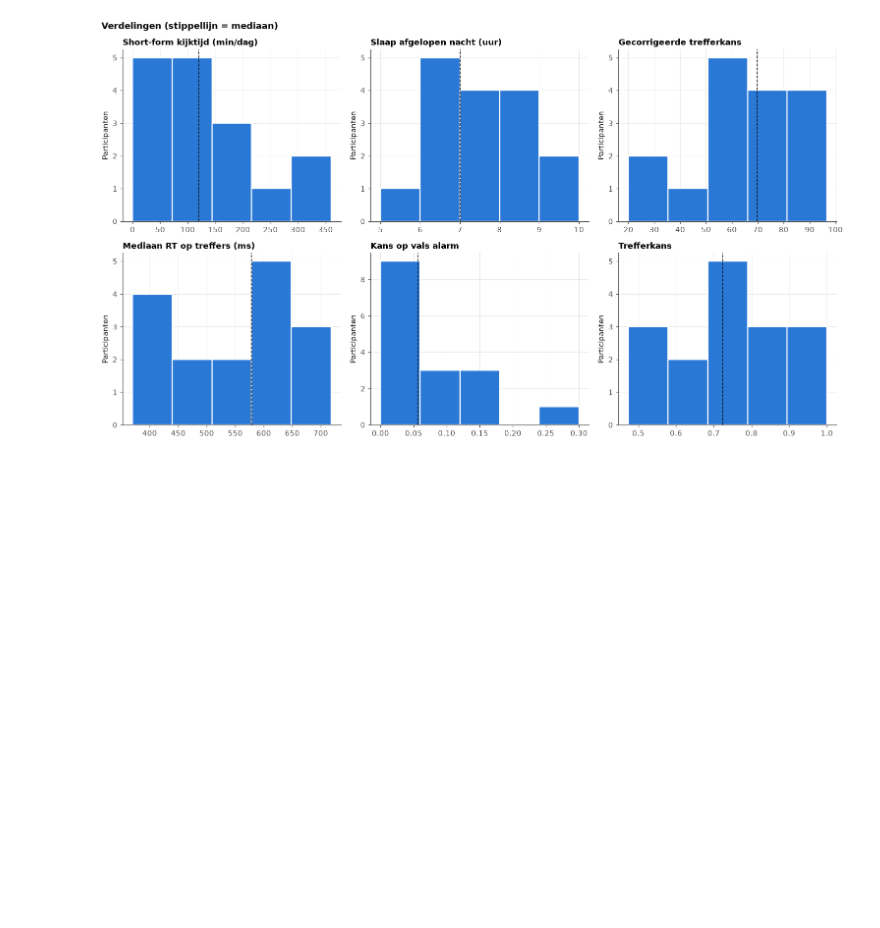
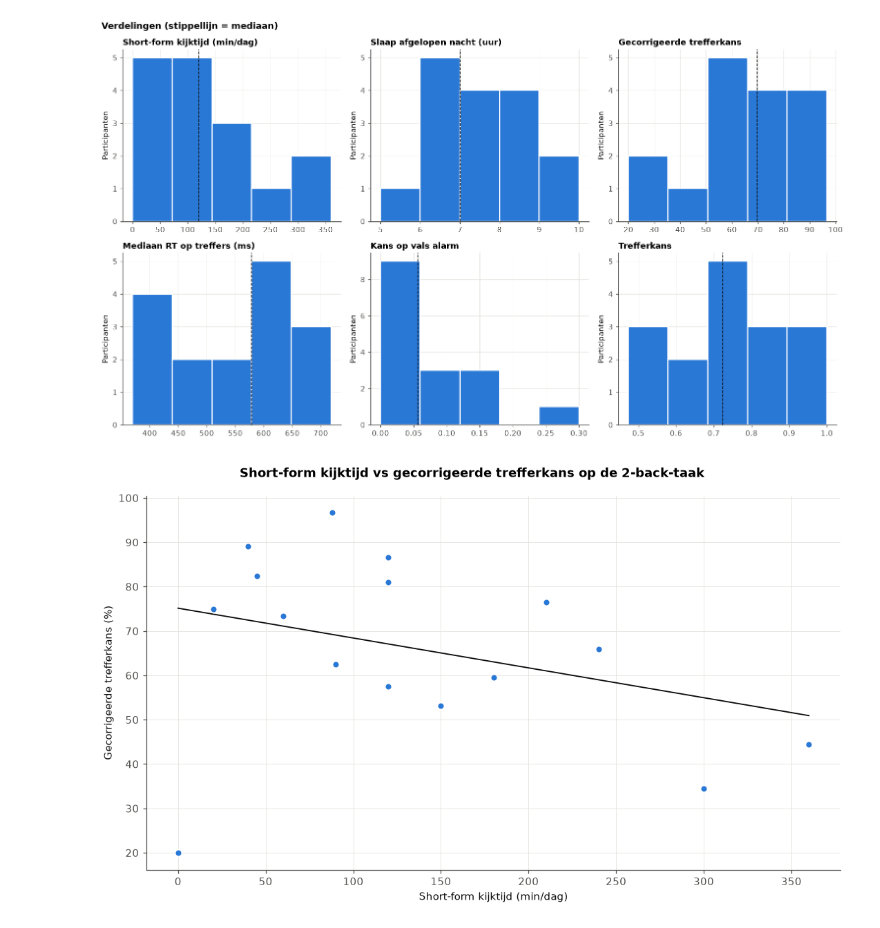
Before and after one commit to Sandj04/cp-analyse, a Jupyter notebook: notebook.ipynb, the cells around one changed output. Saved outputs shown, nothing was run; the diff lists cells and outputs as text; code cells hidden in the pictures; blank space fills up the shorter version.

Commit message:
add: scatterplot

```diff
--- a/notebook.ipynb
+++ b/notebook.ipynb
@@ -254,2 +252,16 @@ display(fig)
 # %% [output]
 [figure]
+# %%
+def scatter(ax, x, y, xlab, ylab):
+    ax.scatter(x, y, s=42, color=BLUE, edgecolor="white", linewidth=1.2, zorder=3)
+    b, a = np.polyfit(x, y, 1)
+    xs = np.linspace(x.min(), x.max(), 100)
+    ax.plot(xs, a + b * xs, color=INK, linewidth=1.2, zorder=2)
+    ax.set_xlabel(xlab); ax.set_ylabel(ylab)
+
+fig, ax = plt.subplots(figsize=(10, 6))
+scatter(ax, dataset.shortform_min, dataset.accuracy, "Short-form kijktijd (min/dag)", "Gecorrigeerde trefferkans (%)")
+fig.suptitle("Short-form kijktijd vs gecorrigeerde trefferkans op de 2-back-taak", fontweight="bold")
+fig.tight_layout()
+# %% [output]
+[figure, added]
```
Also changed, not shown: parts of 1 cell of this notebook.
